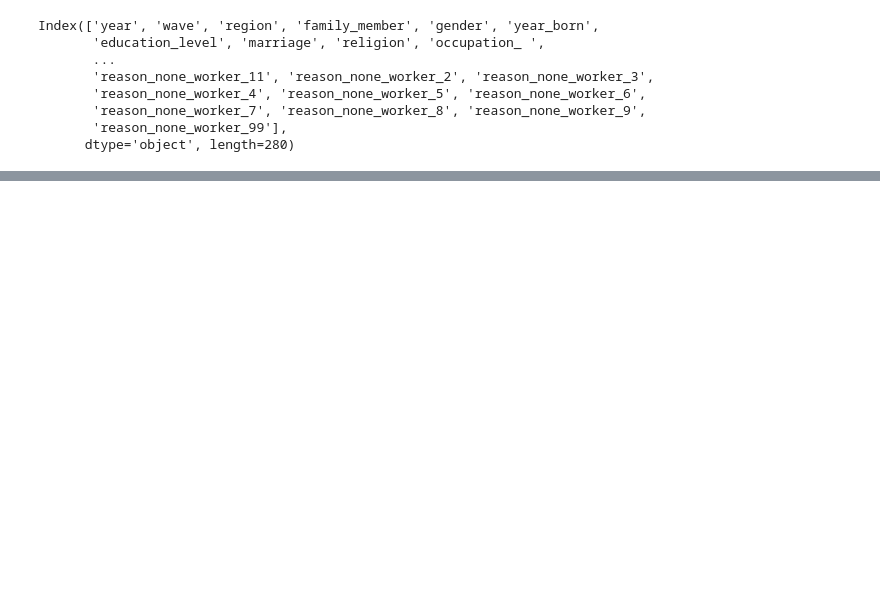
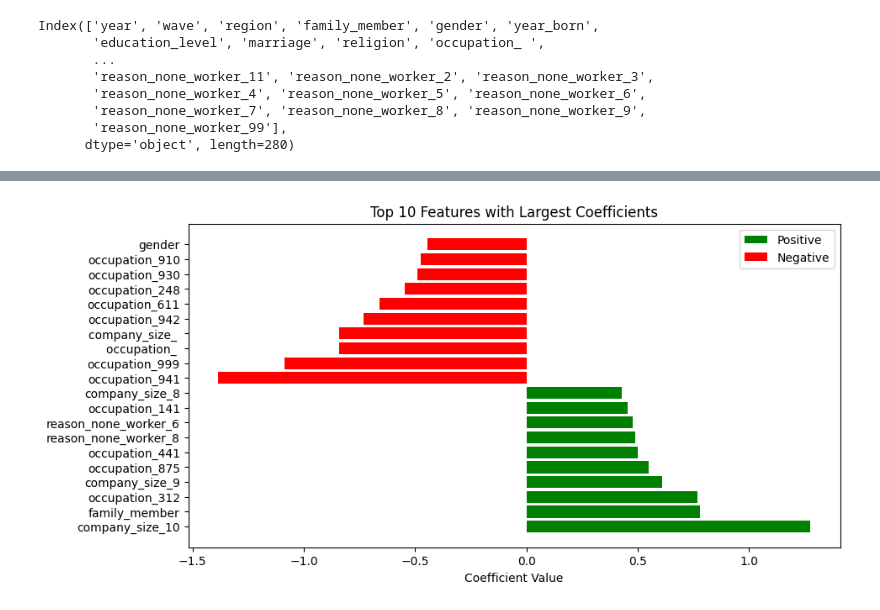
Before and after one commit to steve12512/thesis, a Jupyter notebook: korean/korean.ipynb, the cells around one changed output, grey strips where cells are left out. Drawn from its saved outputs; the diff is of its cells as text; code cells hidden in the pictures; blank space fills up the shorter version.

Commit message:
Adds plots

```diff
--- a/korean/korean.ipynb
+++ b/korean/korean.ipynb
@@ -47,0 +70,2 @@ X_train, X_test, y_train, y_test = train_test_split(X_scaled, y, test_size=0.3,
+# %%
+X_train, X_test, y_train, y_test = train_test_split(X, y, test_size=0.3, random_state=42)
@@ -48,5 +80,4 @@ X_train, X_test, y_train, y_test = train_test_split(X_scaled, y, test_size=0.3,
 # %%
-X_train, X_test, y_train, y_test = train_test_split(X, y, test_size=0.3, random_state=42, stratify=y)
 
 # Train the logistic regression model
 model = LogisticRegression(random_state=42, max_iter=1000)
@@ -166,0 +275,14 @@ demographic_parity_difference(
+# %%
+# Coefficients
+coefficients = model.coef_.flatten()  # If it's a single-target model, otherwise use indexing for multi-target
+
+# Feature names (columns in your dataset)
+feature_names = X_train.columns  # Or use model.feature_names_in_ if the data was passed as a NumPy array
+
+# Combine into a DataFrame for easy viewing
+coeff_df = pd.DataFrame({'Feature': feature_names, 'Coefficient': coefficients})
+
+# Sort by absolute value of coefficients for better interpretability
+coeff_df = coeff_df.sort_values(by='Coefficient', key=np.abs, ascending=False)
+
+print(coeff_df)
@@ -166,0 +322,9 @@ demographic_parity_difference(
+# %%
+positive_features = coeff_df[coeff_df['Coefficient'] > 0].sort_values(by='Coefficient', ascending=False)
+negative_features = coeff_df[coeff_df['Coefficient'] < 0].sort_values(by='Coefficient')
+
+print("Top Positive Features:")
+print(positive_features.head(10))
+
+print("\nTop Negative Features:")
+print(negative_features.head(10))
@@ -166,0 +349,15 @@ demographic_parity_difference(
+# %%
+
+# Plot top 10 positive and negative coefficients
+top_positive = positive_features.head(10)
+top_negative = negative_features.head(10)
+
+plt.figure(figsize=(10, 5))
+plt.barh(top_positive['Feature'], top_positive['Coefficient'], color='green', label='Positive')
+plt.barh(top_negative['Feature'], top_negative['Coefficient'], color='red', label='Negative')
+plt.xlabel('Coefficient Value')
+plt.title('Top 10 Features with Largest Coefficients')
+plt.legend()
+plt.show()
+# %% [output]
+[figure, added]
```
Also changed, not shown: parts of 28 cells of this notebook.
